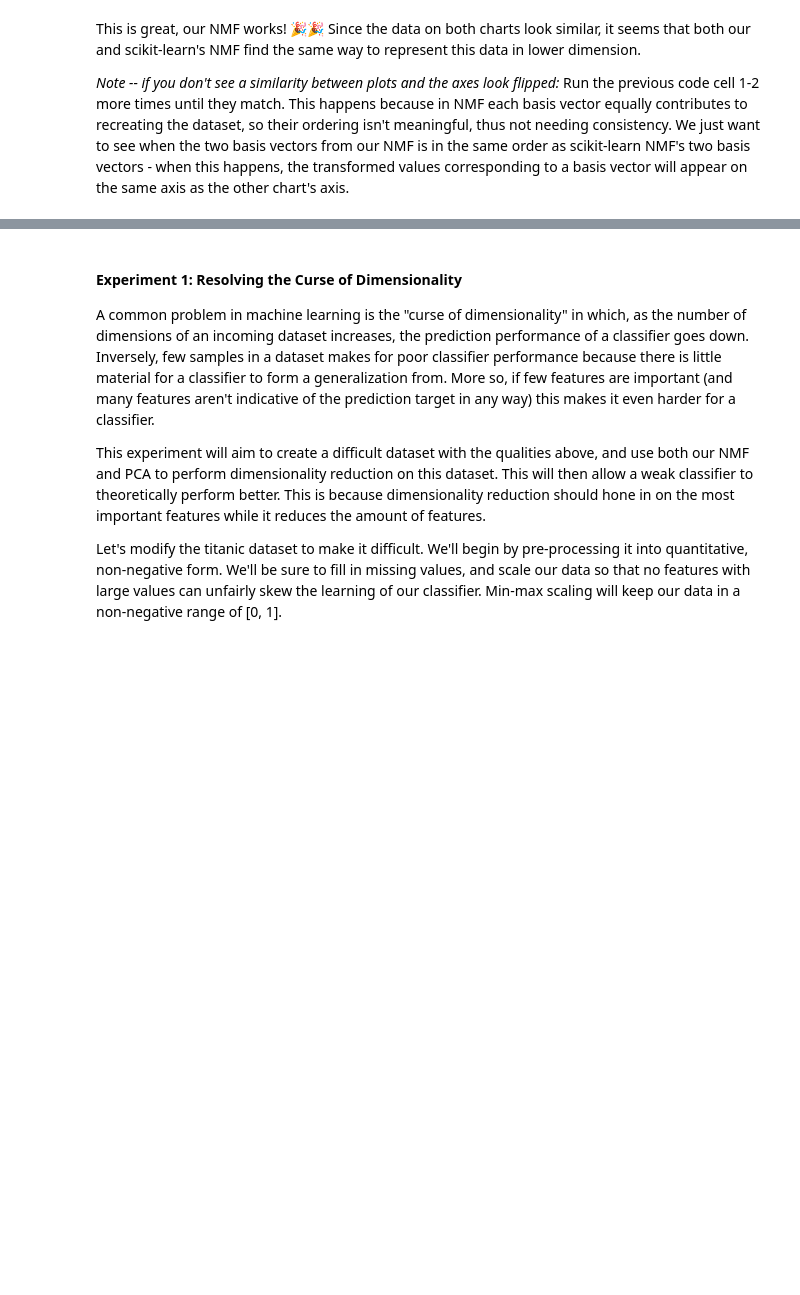
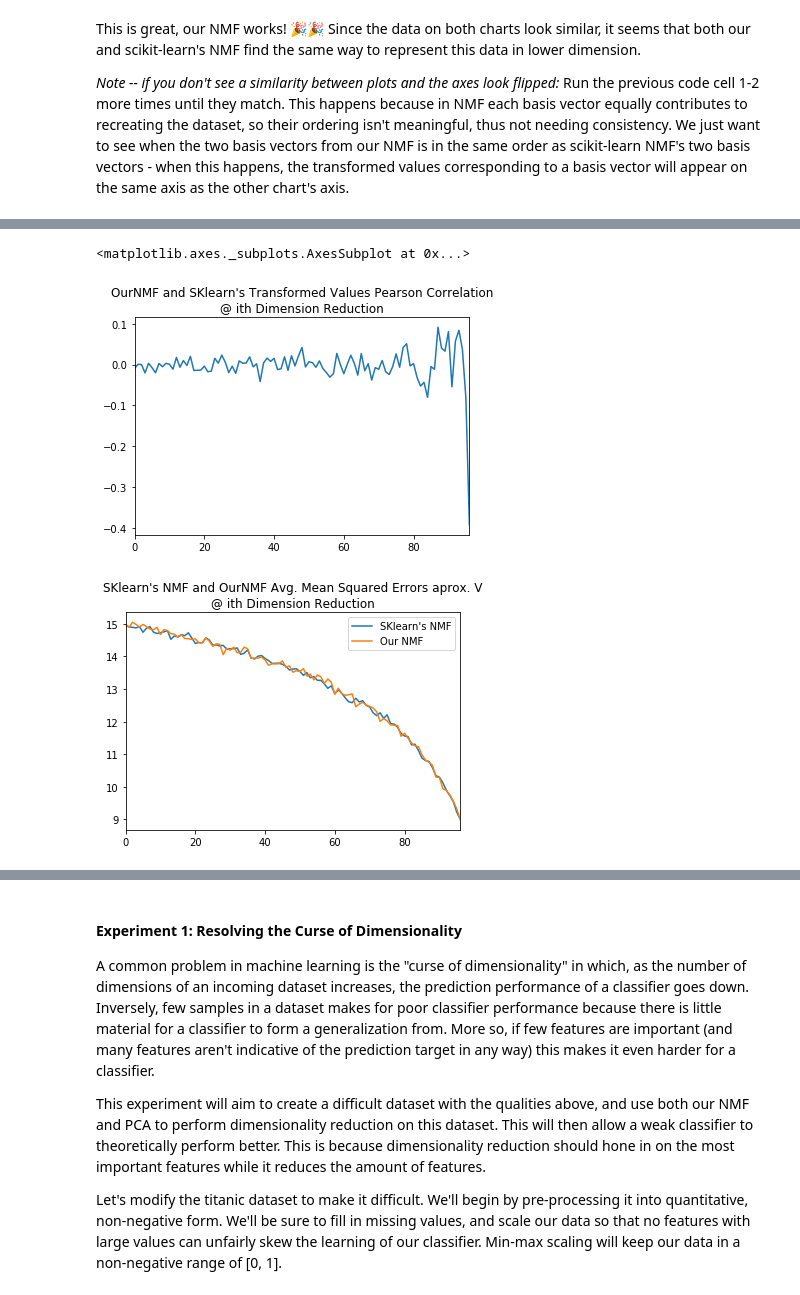
Before and after one commit to QColeman97/NMF-All-Stars, a Jupyter notebook: NMF_final.ipynb, the cells around one changed output, grey strips where cells are left out. Cells and saved outputs as stored; diff of their text form; code cells hidden in the pictures; blank space fills up the shorter version.

```diff
--- a/NMF_final.ipynb
+++ b/NMF_final.ipynb
@@ -169,0 +229,40 @@ Let's now use our NMF implementation to see how NMF compares to PCA.
+# %%
+def compare_error(x_size):
+    X = generateV(N=x_size)
+    N = X.shape[1]
+    err_outs = []
+    sk_errs = []
+    my_errs = []
+
+    for i in range(N - 1, 2, -1): # inclusive range to N
+        skl_nmf = NMF(n_components=i, init='random', solver='mu', beta_loss='kullback-leibler')
+        sh = skl_nmf.fit_transform(X)
+        sw = skl_nmf.components_
+        sv = np.matmul(sw.transpose(), sh.transpose())
+
+        our_nmf = OurNMF(n_components=i)
+        mw, mh = our_nmf.test_fit(pd.DataFrame(X))
+        mv = np.matmul(mw.transpose(), mh.transpose())
+        err_corr = 0
+        err_my = 0
+        err_sk = 0
+        cnt = 0.0
+        for k in range(len(mv[0])):
+            err_sk += mean_squared_error(sv[k], X[k])
+            err_my += mean_squared_error(mv[k], X[k])
+            err_corr += correlate(mh[k], sh[k])
+            cnt += 1
+        err_outs.append(err_corr / cnt)
+        sk_errs.append(err_sk / cnt)
+        my_errs.append(err_my / cnt)
+    return my_errs, sk_errs, err_outs
+# %%
+my_errs, sk_errs, err_outs = compare_error(100)
+errs_total = pd.DataFrame([sk_errs, my_errs]).transpose()
+errs_total.columns = ['SKlearn\'s NMF', 'Our NMF']
+pd.Series(err_outs).plot(title="OurNMF and SKlearn's Transformed Values Pearson Correlation\n@ ith Dimension Reduction")
+errs_total.plot(title="SKlearn's NMF and OurNMF Avg. Mean Squared Errors aprox. V\n@ ith Dimension Reduction")
+# %% [output]
+<matplotlib.axes._subplots.AxesSubplot at 0x...>
+[figure, added]
+[figure, added]
```
Also changed, not shown: parts of 18 cells of this notebook.
